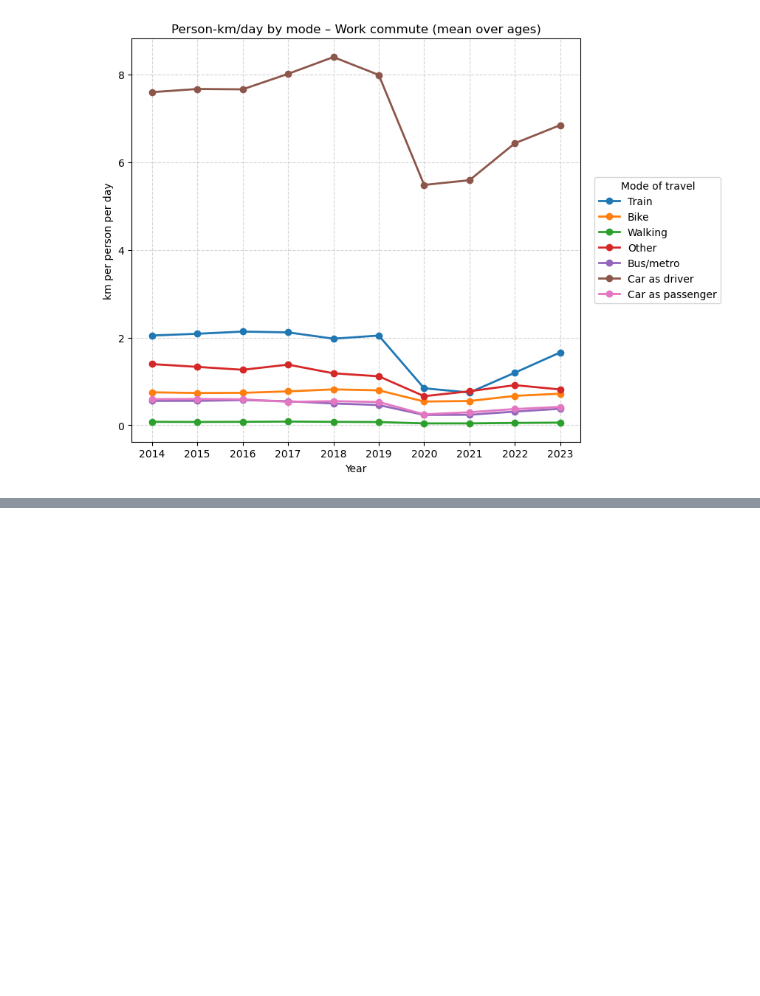
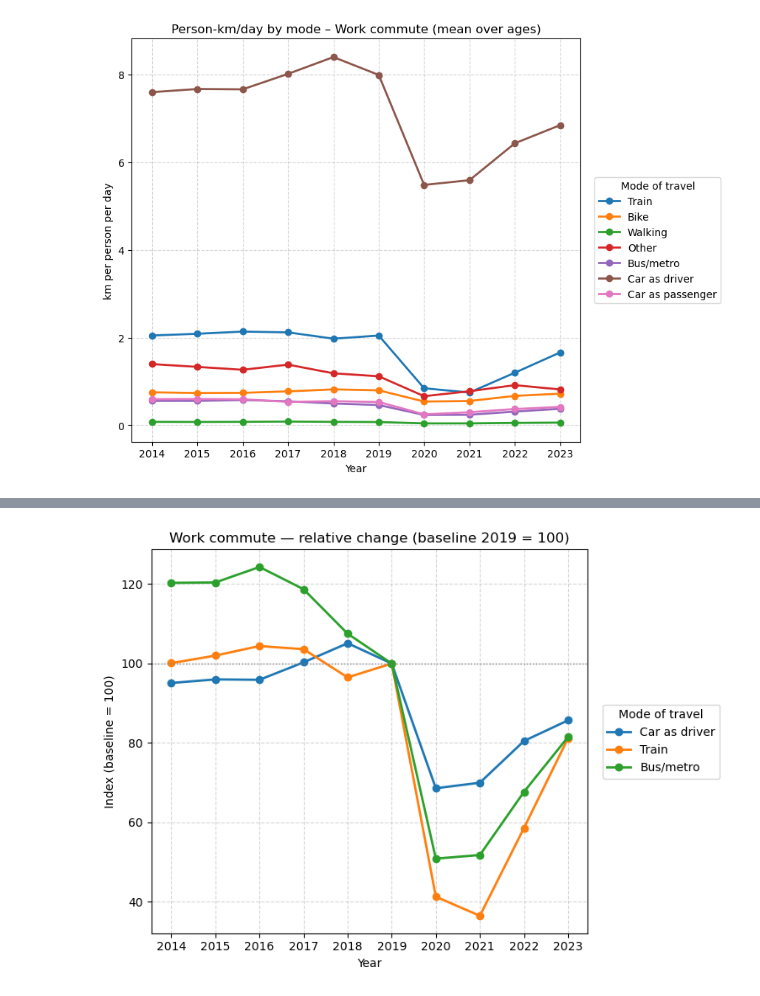
Before and after one commit to lotterus2003/groep24, a Jupyter notebook: Subquestion 1/Subquestion 1.ipynb, the cells around one changed output, grey strips where cells are left out. Cells and saved outputs as stored; diff of their text form; code cells hidden in the pictures; blank space fills up the shorter version.

Commit message:
Last adjustments for subquestion 1, must be checked completely

```diff
--- a/Subquestion 1/Subquestion 1.ipynb
+++ b/Subquestion 1/Subquestion 1.ipynb
@@ -445,0 +204,57 @@ plt.show()
+# %%
+# Select only three relevant transport modes (robust to name differences)
+# Some datasets use slightly different names (e.g., "Passenger car (driver)" vs "Car as driver"),
+# so we create a mapping that automatically matches whatever column names exist in the data.
+
+wanted_modes = {
+    "car as driver": ["Car as driver", "Passenger car (driver)"],
+    "train": ["Train"],
+    "bus/metro": ["Bus/metro", "Bus/tram/metro"],
+}
+
+# Map the modes names above to the actual column names present in 'pivot'
+# which ensures the code works even if the dataset uses slightly different labels.
+selected_cols = {}
+for key, opts in wanted_modes.items():
+    for name in opts:
+        if name in pivot.columns:
+            selected_cols[key] = name
+            break  # stop once we find a matching column
+
+# Create a smaller DataFrame with only the three selected transport modes
+three = pivot[[selected_cols[k] for k in ["car as driver", "train", "bus/metro"]]].copy()
+three.columns = ["Car as driver", "Train", "Bus/metro"]  # clean, consistent legend labels
+
+# Calculate relative change per year (indexing to 2019 = 100)
+# We normalize all values relative to the chosen baseline year (2019).
+# That means 2019 = 100, and other years show how much higher/lower they are compared to that.
+baseline_year = 2019 if 2019 in three.index else three.index.max()  # fallback if 2019 missing
+indexed = (three / three.loc[baseline_year] * 100).round(1)
+
+# Visualization
+plt.figure(figsize=(9, 5.5))
+
+# Plot one line per transport mode
+for col in indexed.columns:
+    plt.plot(indexed.index, indexed[col], marker="o", linewidth=2, label=col)
+
+# Add a horizontal reference line at the baseline value (100)
+plt.axhline(100, color="gray", linewidth=1, linestyle=":")
+
+# Titles, labels, and formatting
+plt.title(f"Work commute — relative change (baseline {baseline_year} = 100)")
+plt.xlabel("Year")
+plt.ylabel("Index (baseline = 100)")
+plt.grid(True, linestyle="--", alpha=0.5)
+plt.xticks(indexed.index)
+
+# Place the legend outside the plot, aligned to the right
+plt.legend(title="Mode of travel", bbox_to_anchor=(1.02, 0.5), loc="center left")
+
+# Adjust layout to make space for the legend
+plt.tight_layout(rect=[0, 0, 0.85, 1])
+
+# Show the final plot
+plt.show()
+# %% [output]
+[figure, added]
```
Also changed, not shown: parts of 7 cells of this notebook.
